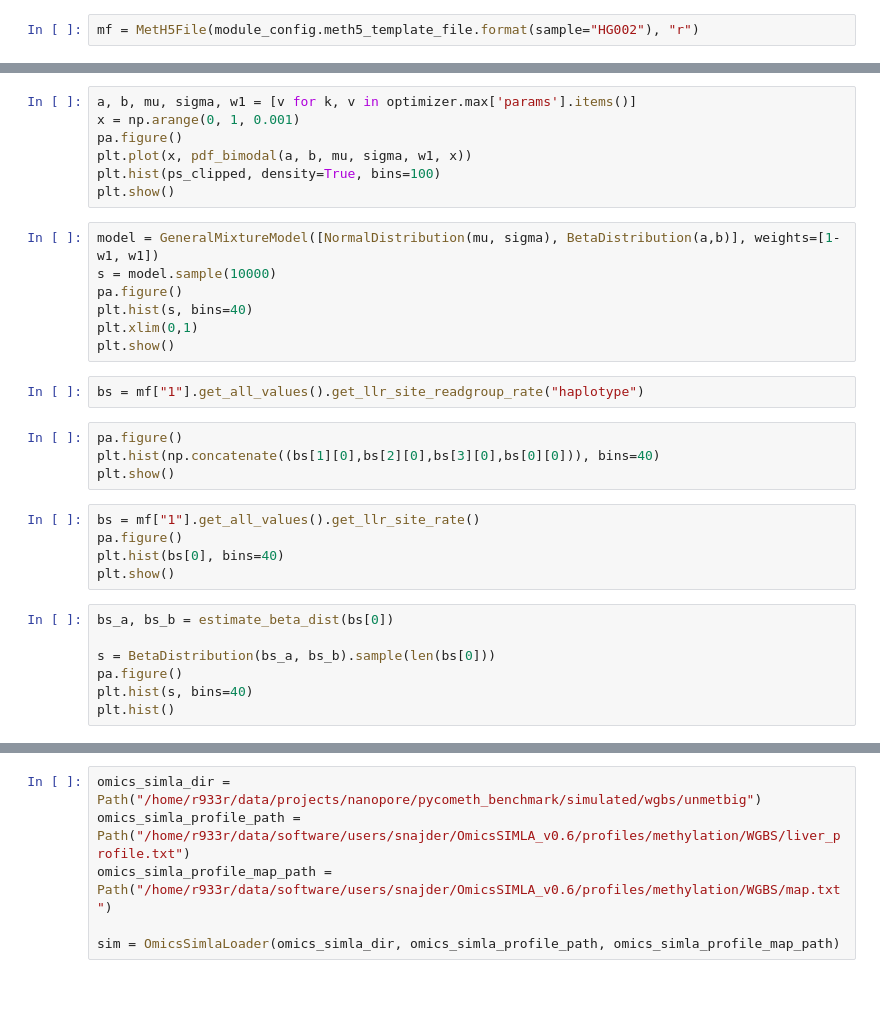
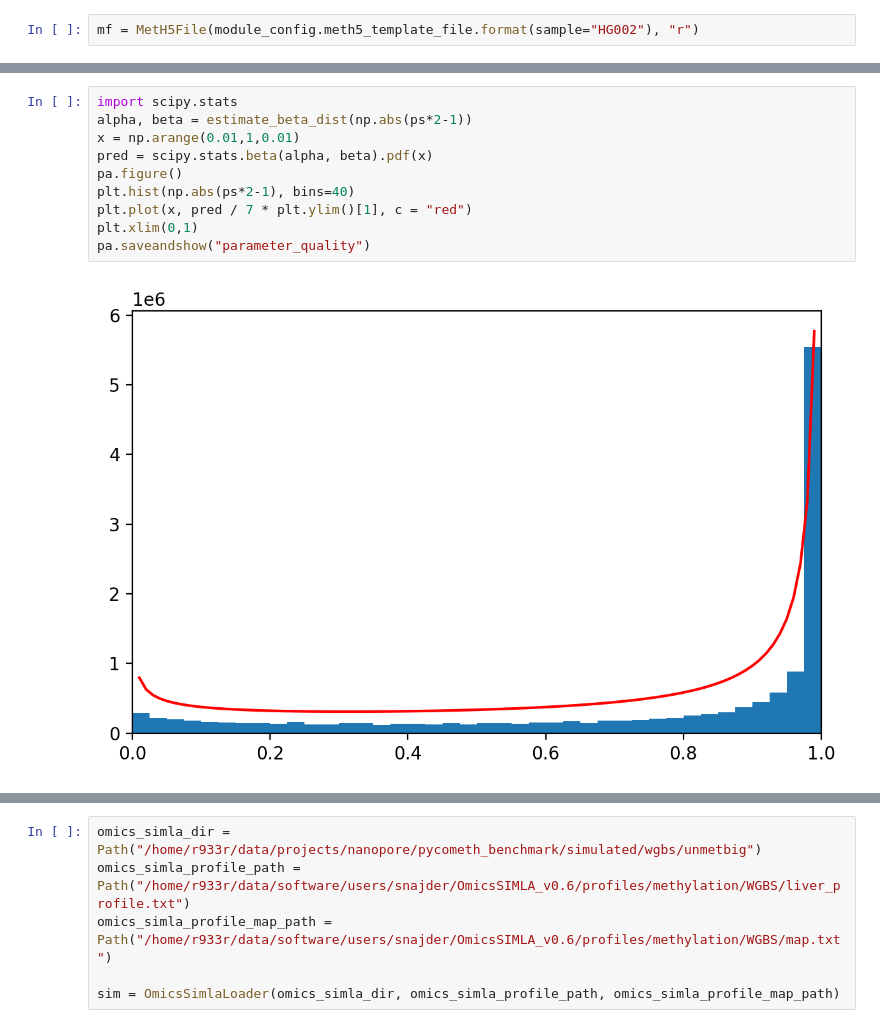
Before and after one commit to snajder-r/benchmark_meth5, a Jupyter notebook: notebooks/exploring_quality_distributions_giab.ipynb, the cells around one changed output, grey strips where cells are left out. Drawn from its saved outputs; the diff is of its cells as text; blank space fills up the shorter version.

```diff
--- a/notebooks/exploring_quality_distributions_giab.ipynb
+++ b/notebooks/exploring_quality_distributions_giab.ipynb
@@ -84,32 +66,12 @@ optimizer.maximize(
-# %%
-a, b, mu, sigma, w1 = [v for k, v in optimizer.max['params'].items()]
-x = np.arange(0, 1, 0.001)
-pa.figure()
-plt.plot(x, pdf_bimodal(a, b, mu, sigma, w1, x))
-plt.hist(ps_clipped, density=True, bins=100)
-plt.show()
-# %%
-model = GeneralMixtureModel([NormalDistribution(mu, sigma), BetaDistribution(a,b)], weights=[1-w1, w1])
-s = model.sample(10000)
-pa.figure()
-plt.hist(s, bins=40)
-plt.xlim(0,1)
-plt.show()
-# %%
-bs = mf["1"].get_all_values().get_llr_site_readgroup_rate("haplotype")
-# %%
-pa.figure()
-plt.hist(np.concatenate((bs[1][0],bs[2][0],bs[3][0],bs[0][0])), bins=40)
-plt.show()
-# %%
-bs = mf["1"].get_all_values().get_llr_site_rate()
-pa.figure()
-plt.hist(bs[0], bins=40)
-plt.show()
-# %%
-bs_a, bs_b = estimate_beta_dist(bs[0])
-
-s = BetaDistribution(bs_a, bs_b).sample(len(bs[0]))
-pa.figure()
-plt.hist(s, bins=40)
-plt.hist()
+# %%
+import scipy.stats
+alpha, beta = estimate_beta_dist(np.abs(ps*2-1))
+x = np.arange(0.01,1,0.01)
+pred = scipy.stats.beta(alpha, beta).pdf(x)
+pa.figure()
+plt.hist(np.abs(ps*2-1), bins=40)
+plt.plot(x, pred / 7 * plt.ylim()[1], c = "red")
+plt.xlim(0,1)
+pa.saveandshow("parameter_quality")
+# %% [output]
+[figure, added]
```
Also changed, not shown: parts of 14 cells of this notebook, 5 other files.
